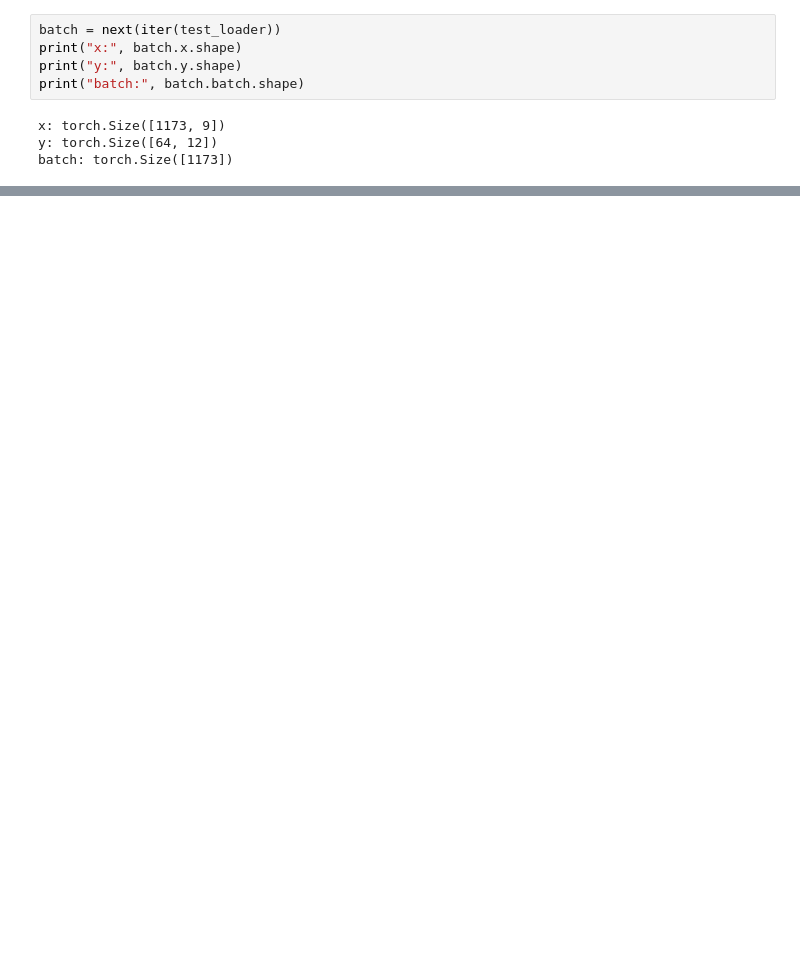
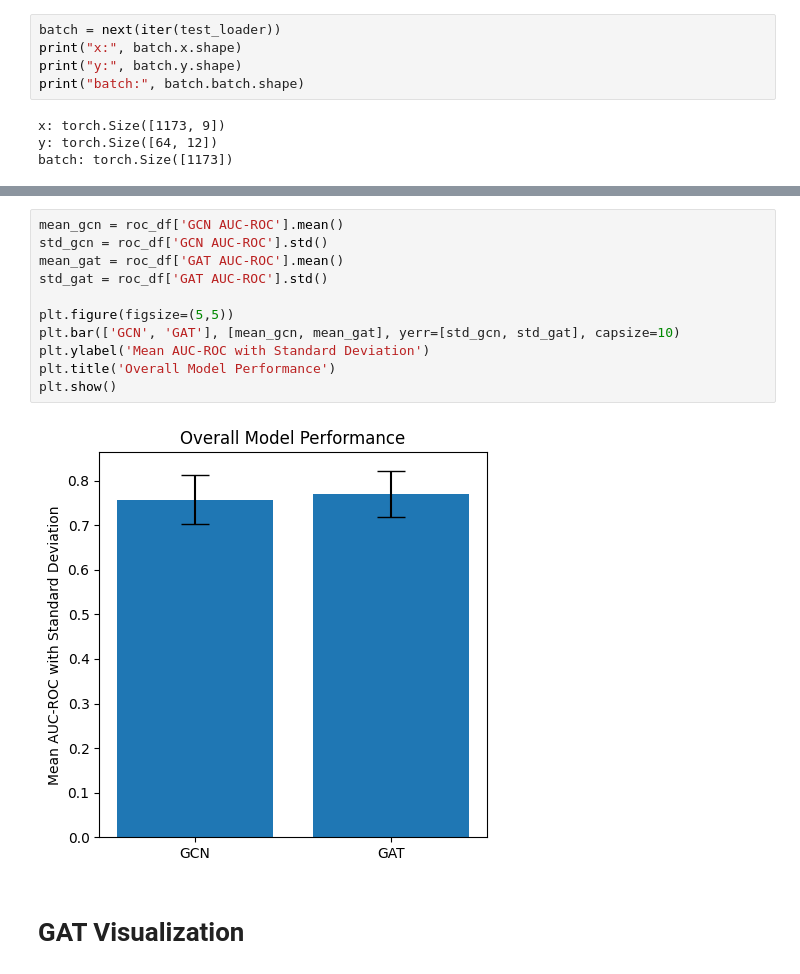
Before and after one commit to goIsaiah/ToxicityPredictor, a Jupyter notebook: ToxicityPredictor_GNNs.ipynb, the cells around one changed output, grey strips where cells are left out. Cells and saved outputs as stored; diff of their text form; blank space fills up the shorter version.

```diff
--- a/ToxicityPredictor_GNNs.ipynb
+++ b/ToxicityPredictor_GNNs.ipynb
@@ -464,0 +476,15 @@ batch: torch.Size([1173])
+# %%
+mean_gcn = roc_df['GCN AUC-ROC'].mean()
+std_gcn = roc_df['GCN AUC-ROC'].std()
+mean_gat = roc_df['GAT AUC-ROC'].mean()
+std_gat = roc_df['GAT AUC-ROC'].std()
+
+plt.figure(figsize=(5,5))
+plt.bar(['GCN', 'GAT'], [mean_gcn, mean_gat], yerr=[std_gcn, std_gat], capsize=10)
+plt.ylabel('Mean AUC-ROC with Standard Deviation')
+plt.title('Overall Model Performance')
+plt.show()
+# %% [output]
+[figure, added]
+# %% [markdown]
+# GAT Visualization
```
Also changed, not shown: parts of 14 cells of this notebook, 2 other files.
